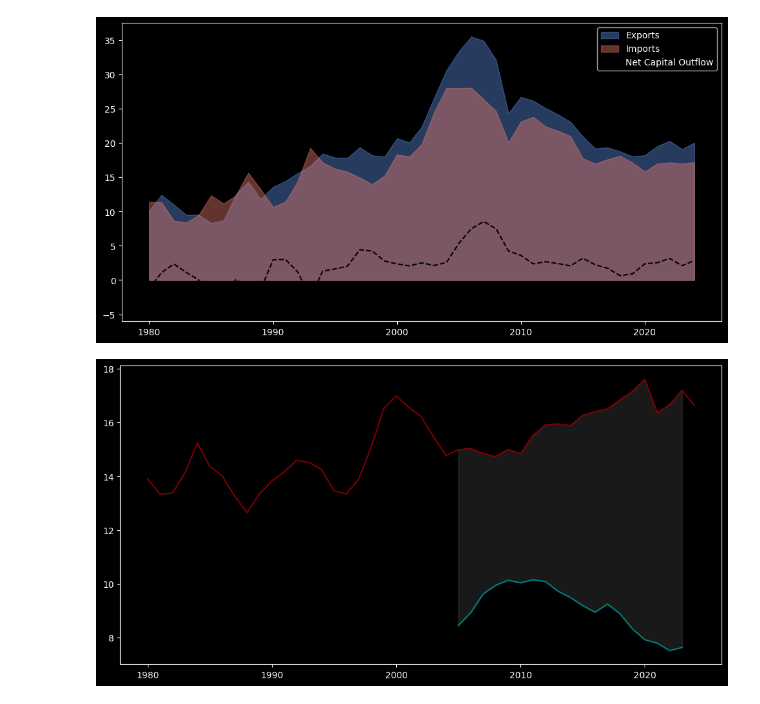
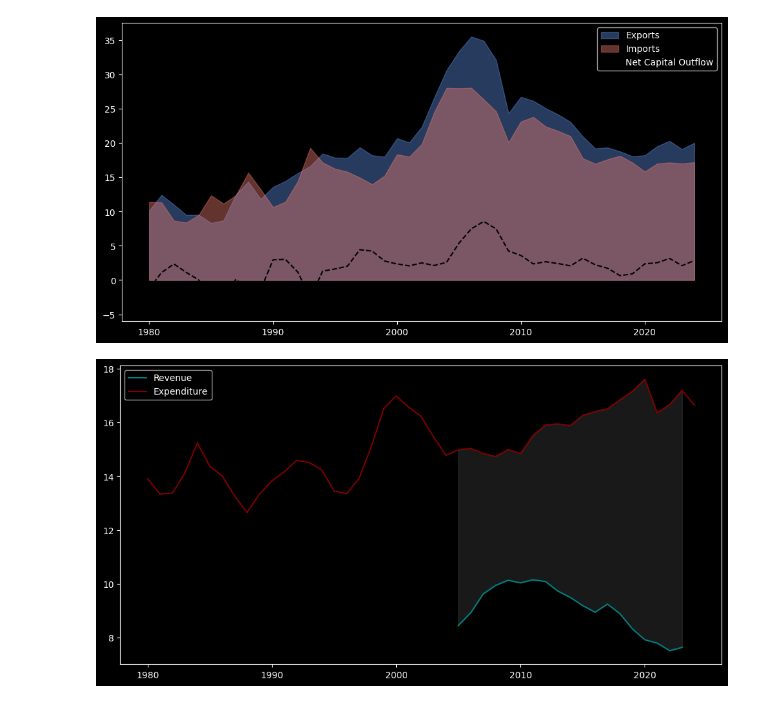
Before and after one commit to emcgeever-husky/Stats-ML, a Jupyter notebook: Lab 3/WBGAPI.ipynb, the cells around one changed output. Saved outputs shown, nothing was run; the diff lists cells and outputs as text; code cells hidden in the pictures.

```diff
--- a/Lab 3/WBGAPI.ipynb
+++ b/Lab 3/WBGAPI.ipynb
@@ -177,12 +175,13 @@ plt.show()
 # %%
 ## Fiscal Policy
 plt.figure(figsize=(12, 6))
 plt.plot(df_chn.index, df_chn['Tax_Rev_GDP'], label='Revenue', color='teal')
 plt.plot(df_chn.index, df_chn['Gov_Exp_GDP'], label='Expenditure', color='maroon')
 plt.fill_between(df_chn.index, df_chn['Tax_Rev_GDP'], df_chn['Gov_Exp_GDP'], color='gray', alpha=0.2)
+plt.legend()
 plt.show()
 # %% [output]
-[figure, old version]
+[figure, new version]
 # %%
 ### Examples of how bad charts mislead audiences
 # THE UGLY CHART
```
Also changed, not shown: parts of 3 cells of this notebook.
